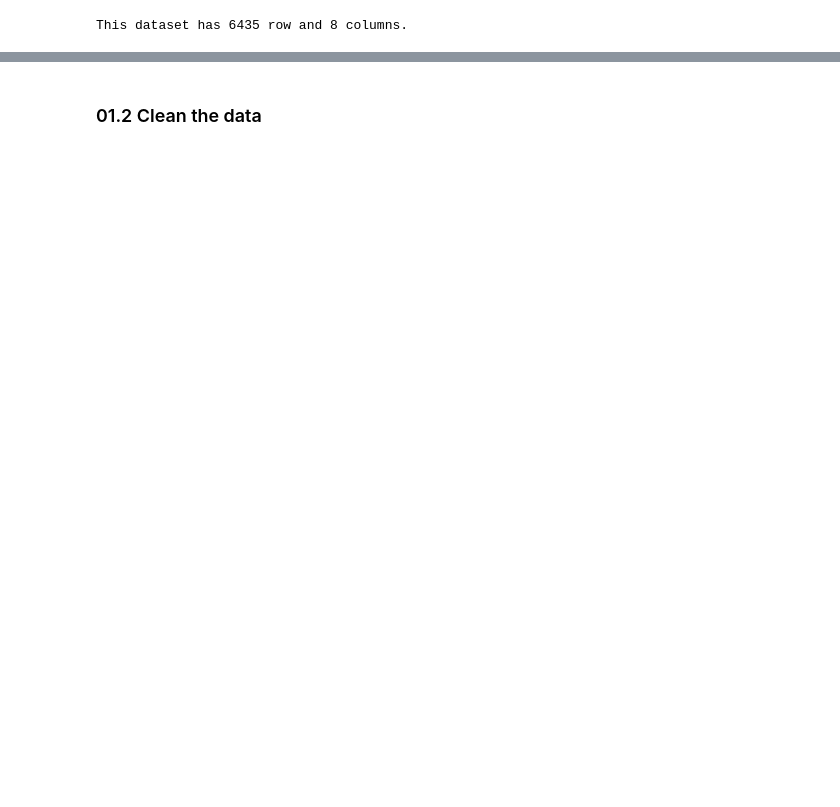
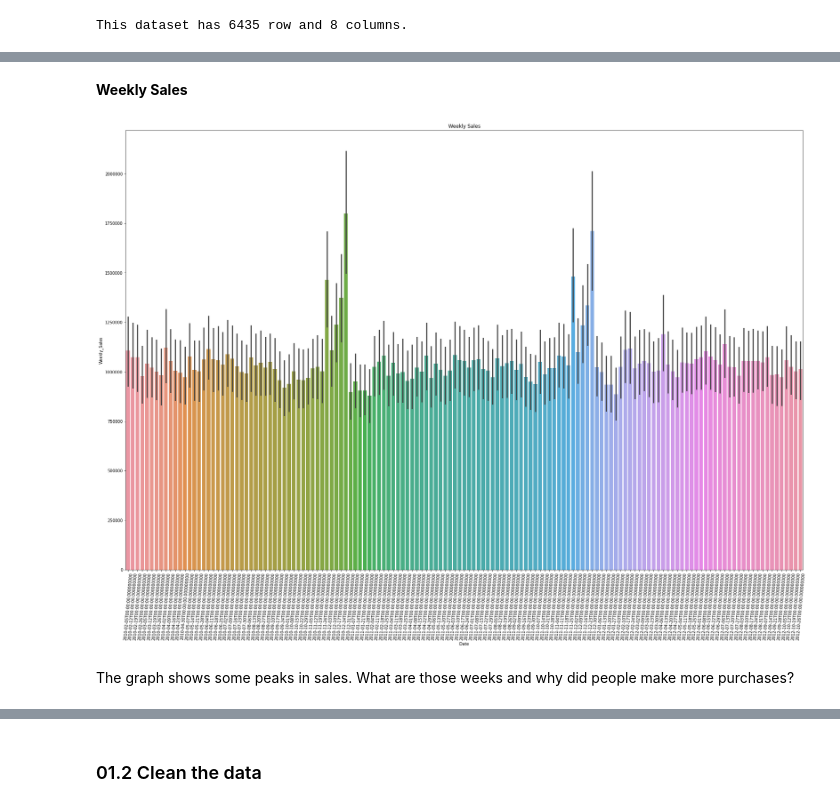
Before and after one commit to bascr/walmart-sales, a Jupyter notebook: walmart_sales.ipynb, the cells around one changed output, grey strips where cells are left out. Drawn from its saved outputs; the diff is of its cells as text; code cells hidden in the pictures; blank space fills up the shorter version.

```diff
--- a/walmart_sales.ipynb
+++ b/walmart_sales.ipynb
@@ -77,0 +136,13 @@ This dataset has 6435 row and 8 columns.
+# %% [markdown]
+**Weekly Sales**
+# %%
+plt.figure(figsize=(30,20))
+plt.xticks(rotation=85)
+plt.ticklabel_format(style='plain', axis='y')
+sns.barplot(data=dataset, x='Date', y='Weekly_Sales')
+plt.title('Weekly Sales')
+plt.show()
+# %% [output]
+[figure, added]
+# %% [markdown]
+The graph shows some peaks in sales. What are those weeks and why did people make more purchases?
```
Also changed, not shown: parts of 71 cells of this notebook.
